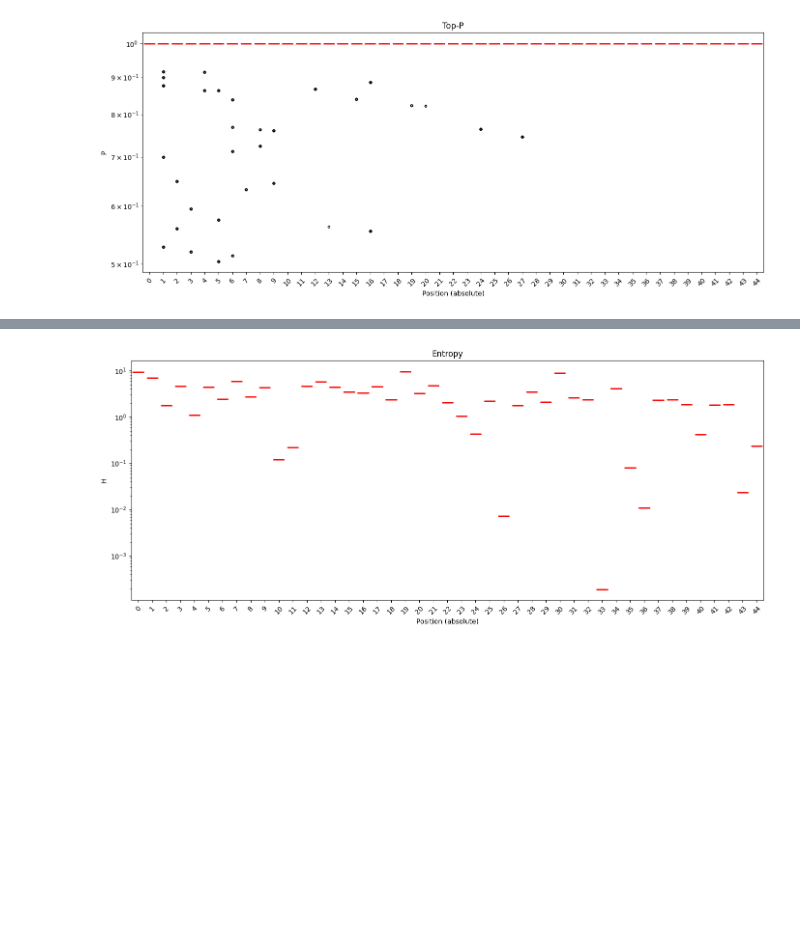
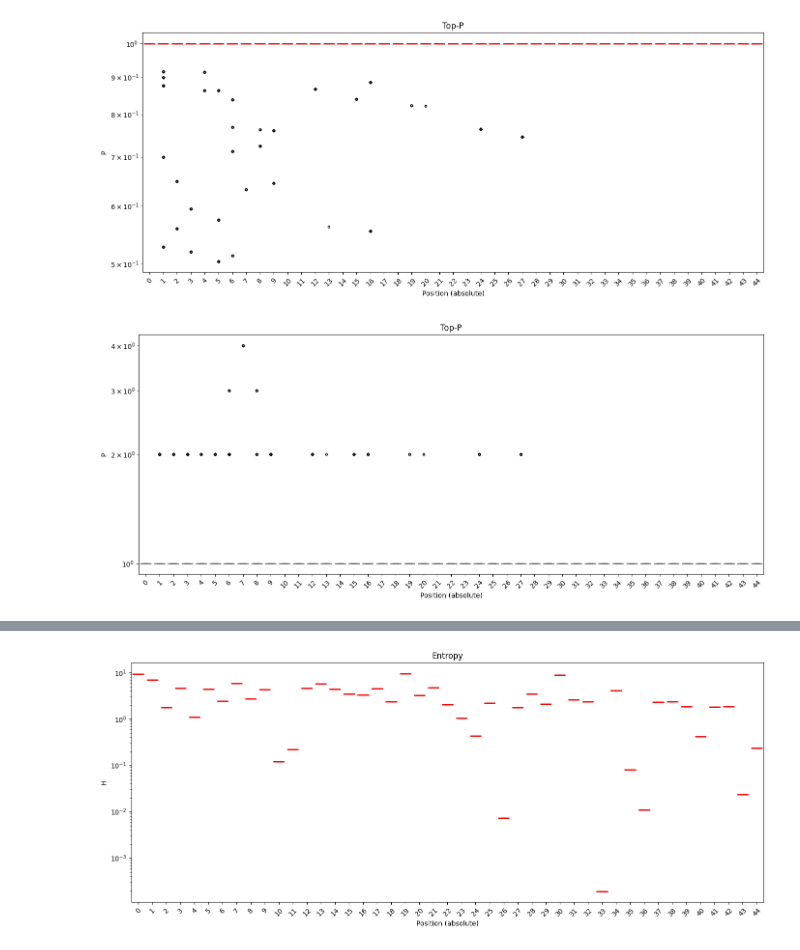
Before and after one commit to carloalbertobono/llm-uncertainty, a Jupyter notebook: tablellama-plot.ipynb, the cells around one changed output, grey strips where cells are left out. Cells and saved outputs as stored; diff of their text form; code cells hidden in the pictures; blank space fills up the shorter version.

```diff
--- a/tablellama-plot.ipynb
+++ b/tablellama-plot.ipynb
@@ -331,6 +331,9 @@ m['tok_rel_segm'] = m.tok / m.end
 # normalized per section, each section same width
 m['tok_rel_segm_abs'] = m.seq + ((m.tok - m.start) / (m.end - m.start))
 
+# token relative to section start
+m['tokzero'] = m['tok'] - m['start']
+
 
 # old
 # d['tok_rel'] = d.groupby('pid').tok.transform(lambda x: x / x.max())
@@ -863,3 +866,43 @@ plt.tight_layout()
 plt.show()
 # %% [output]
 [figure]
+# %%
+import matplotlib.pyplot as plt
+import seaborn as sns
+import pandas as pd
+from matplotlib.ticker import MaxNLocator
+import matplotlib.patches as mpatches
+
+plt.figure(figsize=(14, 6))
+ax = plt.gca()  # Get current axis
+
+m_ = mm[mm.segment=='generated'].copy()
+
+m_['tokzero'] = m_['tok'] - m_['start']
+
+sns.boxplot(
+    data=m_,
+    x="tokzero",
+    y="shape",
+    showcaps=True,
+    showfliers=True,
+    whis=[10, 90],
+    boxprops={'facecolor': 'none'},
+    flierprops = dict(marker='o', markerfacecolor='None', markersize=3,  markeredgecolor='black'),
+    ax = ax
+)
+
+plt.yscale("log")
+
+plt.xticks(rotation=45)
+
+plt.xlabel("Position (absolute)")
+plt.ylabel("P")
+plt.title("Top-P")
+
+
+plt.tight_layout()
+
+plt.show()
+# %% [output]
+[figure, added]
```
Also changed, not shown: parts of 15 cells of this notebook.
